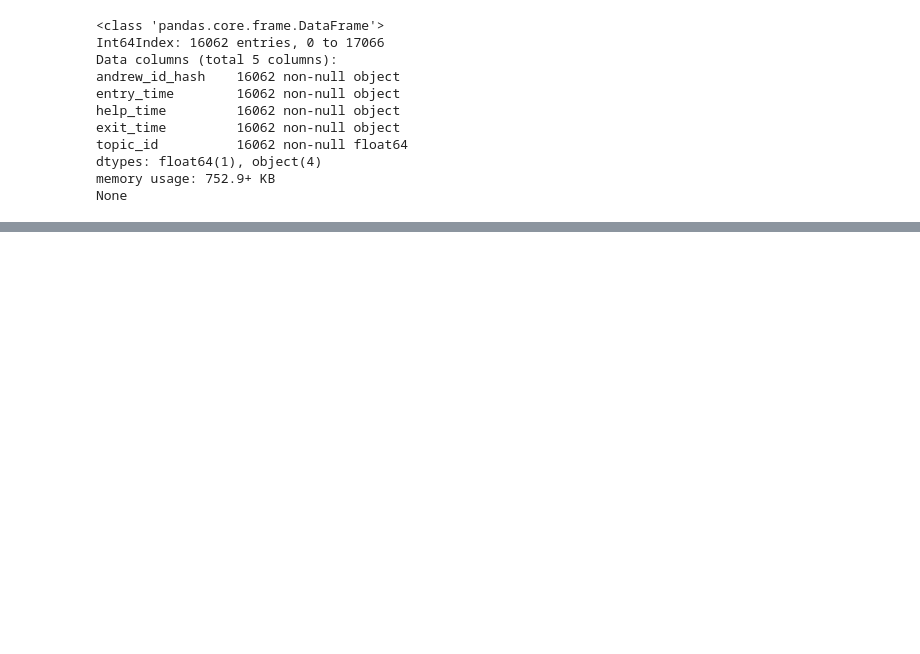
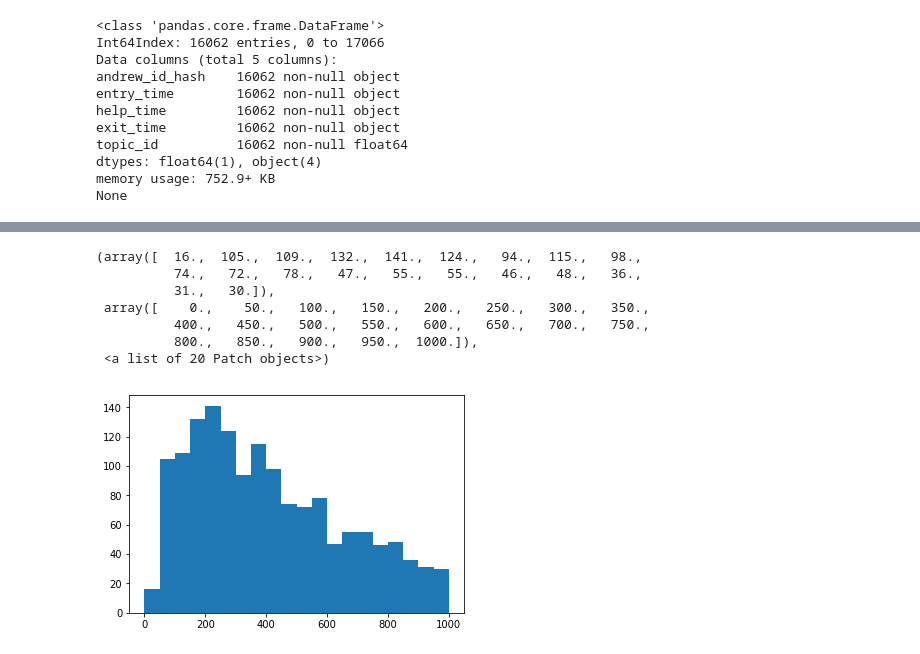
Before and after one commit to randomshuffle/122OHestimator, a Jupyter notebook: OH Queue Estimator.ipynb, the cells around one changed output, grey strips where cells are left out. Saved outputs shown, nothing was run; the diff lists cells and outputs as text; code cells hidden in the pictures; blank space fills up the shorter version.

```diff
--- a/OH Queue Estimator.ipynb
+++ b/OH Queue Estimator.ipynb
@@ -90,0 +228,12 @@ None
+# %%
+c0vm = df5['HT'].where(df5['new_id'] == 'c0vm').dropna()
+plt.hist(c0vm, bins=20, range=(0,1000))
+# %% [output]
+(array([  16.,  105.,  109.,  132.,  141.,  124.,   94.,  115.,   98.,
+          74.,   72.,   78.,   47.,   55.,   55.,   46.,   48.,   36.,
+          31.,   30.]),
+ array([    0.,    50.,   100.,   150.,   200.,   250.,   300.,   350.,
+          400.,   450.,   500.,   550.,   600.,   650.,   700.,   750.,
+          800.,   850.,   900.,   950.,  1000.]),
+ <a list of 20 Patch objects>)
+[figure, added]
```
Also changed, not shown: parts of 22 cells of this notebook, 1 other file.
